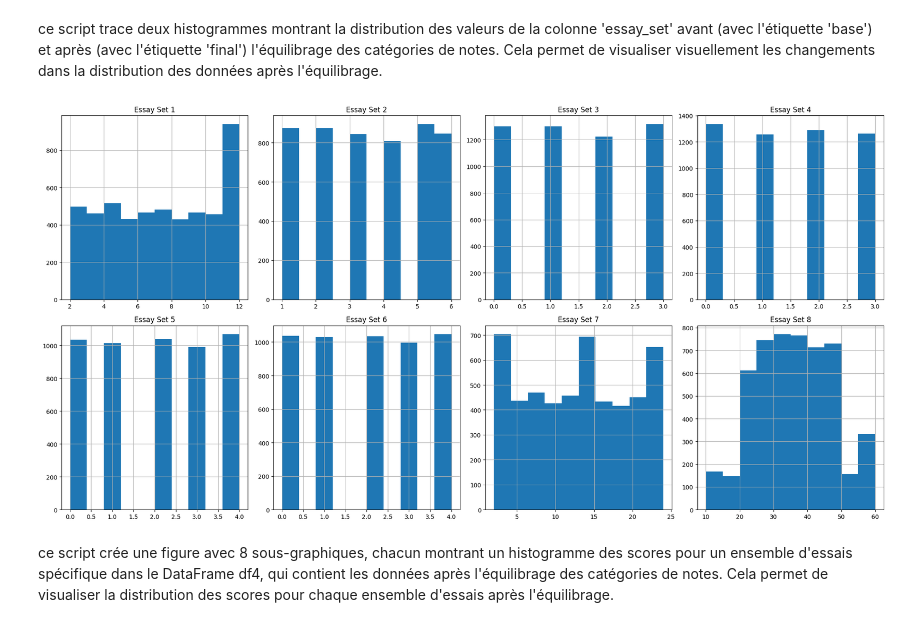
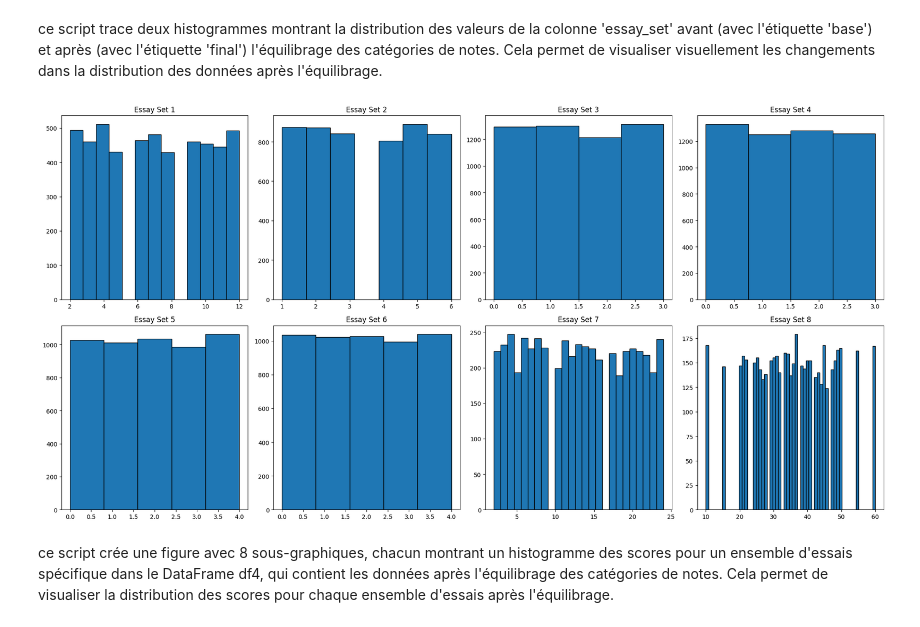
Before and after one commit to Group7-DSTI/ML-project, a Jupyter notebook: Kenneth.ipynb, the cells around one changed output. Drawn from its saved outputs; the diff is of its cells as text; code cells hidden in the pictures.

```diff
--- a/Kenneth.ipynb
+++ b/Kenneth.ipynb
@@ -66,11 +153,11 @@ plt.show()
 # %% [markdown]
 En résumé, ce script trace deux histogrammes montrant la distribution des valeurs de la colonne 'essay_set' avant (avec l'étiquette 'base') et après (avec l'étiquette 'final') les manipulations effectuées sur le DataFrame. Cela permet de visualiser visuellement les changements dans la distribution des données après les manipulation
 # %%
-import matplotlib.pyplot as plt
+max_scores = df2.groupby('essay_set')['domain1_score'].max()
 fig, axs = plt.subplots(2, 4, figsize=(20, 10))
 for i, essay_set_value in enumerate(range(1, 9)):
     ax = axs[i // 4, i % 4]
-    df2['domain1_score'][df2['essay_set'] == essay_set_value].hist(ax=ax)
+    ax.hist(df2['domain1_score'][df2['essay_set'] == essay_set_value], bins=(max_scores[essay_set_value])+1, edgecolor='black')
     ax.set_title(f"Essay Set {essay_set_value}")
 plt.tight_layout()
 plt.show()
@@ -121,11 +202,11 @@ Retourne le DataFrame global avec les données échantillonnées pour toutes les
 
 Enfin, il appelle cette fonction avec un DataFrame spécifique df2 et la colonne 'essay_set', stocke le DataFrame échantillonné résultant dans df3.
 # %%
-import matplotlib.pyplot as plt
+max_scores = df3.groupby('essay_set')['domain1_score'].max()
 fig, axs = plt.subplots(2, 4, figsize=(20, 10))
 for i, essay_set_value in enumerate(range(1, 9)):
     ax = axs[i // 4, i % 4]
-    df3['domain1_score'][df3['essay_set'] == essay_set_value].hist(ax=ax)
+    ax.hist(df3['domain1_score'][df3['essay_set'] == essay_set_value], bins=(max_scores[essay_set_value])+1, edgecolor='black')
     ax.set_title(f"Essay Set {essay_set_value}")
 plt.tight_layout()
 plt.show()
@@ -215,16 +288,16 @@ plt.show()
 # %% [markdown]
 ce script trace deux histogrammes montrant la distribution des valeurs de la colonne 'essay_set' avant (avec l'étiquette 'base') et après (avec l'étiquette 'final') l'équilibrage des catégories de notes. Cela permet de visualiser visuellement les changements dans la distribution des données après l'équilibrage.
 # %%
-import matplotlib.pyplot as plt
+max_scores = df4.groupby('essay_set')['domain1_score'].max()
 fig, axs = plt.subplots(2, 4, figsize=(20, 10))
 for i, essay_set_value in enumerate(range(1, 9)):
     ax = axs[i // 4, i % 4]
-    df4['domain1_score'][df4['essay_set'] == essay_set_value].hist(ax=ax)
+    ax.hist(df4['domain1_score'][df4['essay_set'] == essay_set_value], bins=(max_scores[essay_set_value])+1, edgecolor='black')
     ax.set_title(f"Essay Set {essay_set_value}")
 plt.tight_layout()
 plt.show()
 # %% [output]
-[figure, old version]
+[figure, new version]
 # %% [markdown]
 ce script crée une figure avec 8 sous-graphiques, chacun montrant un histogramme des scores pour un ensemble d'essais spécifique dans le DataFrame df4, qui contient les données après l'équilibrage des catégories de notes. Cela permet de visualiser la distribution des scores pour chaque ensemble d'essais après l'équilibrage.
 # %%
```
Also changed, not shown: parts of 40 cells of this notebook, 1 other file.
